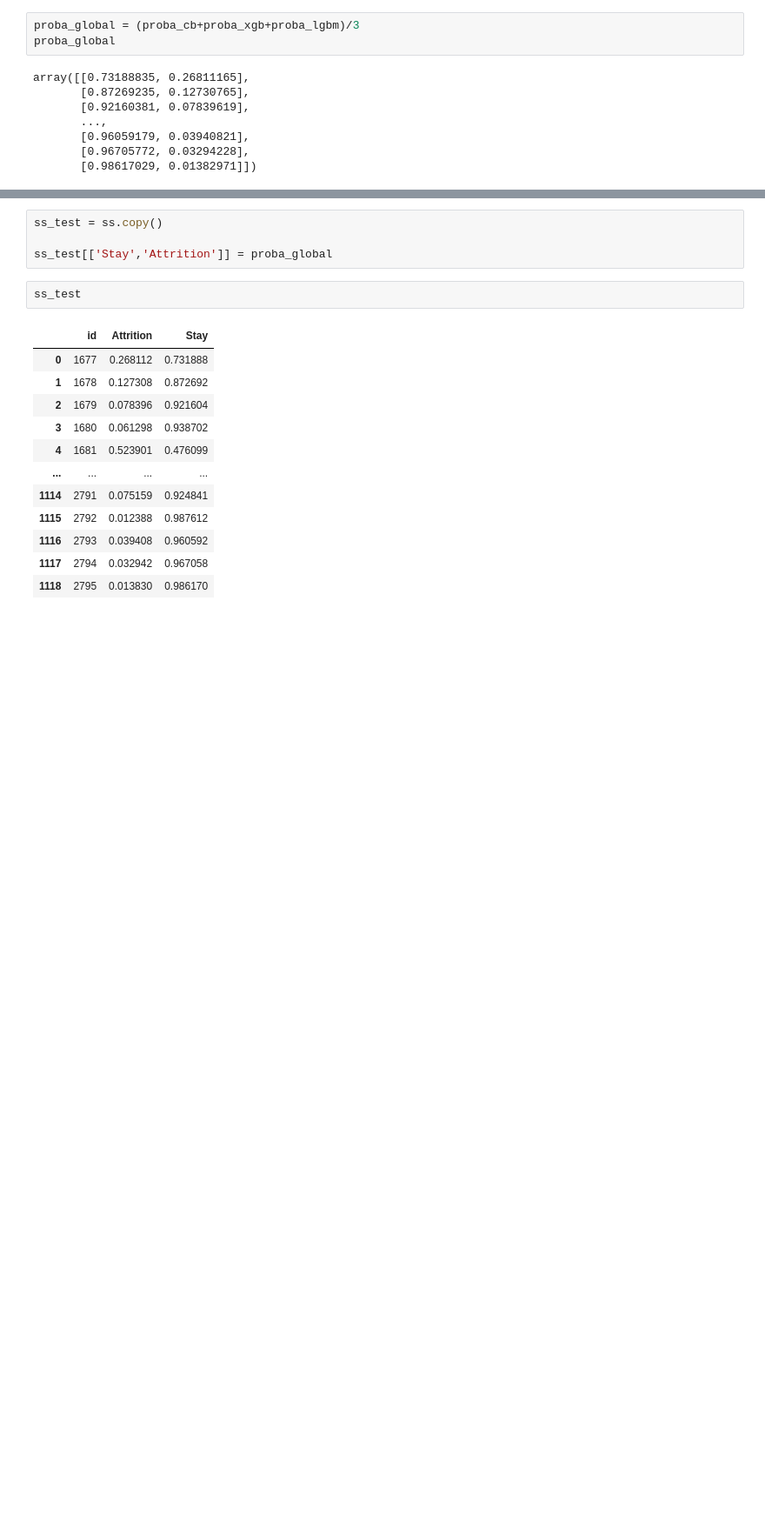
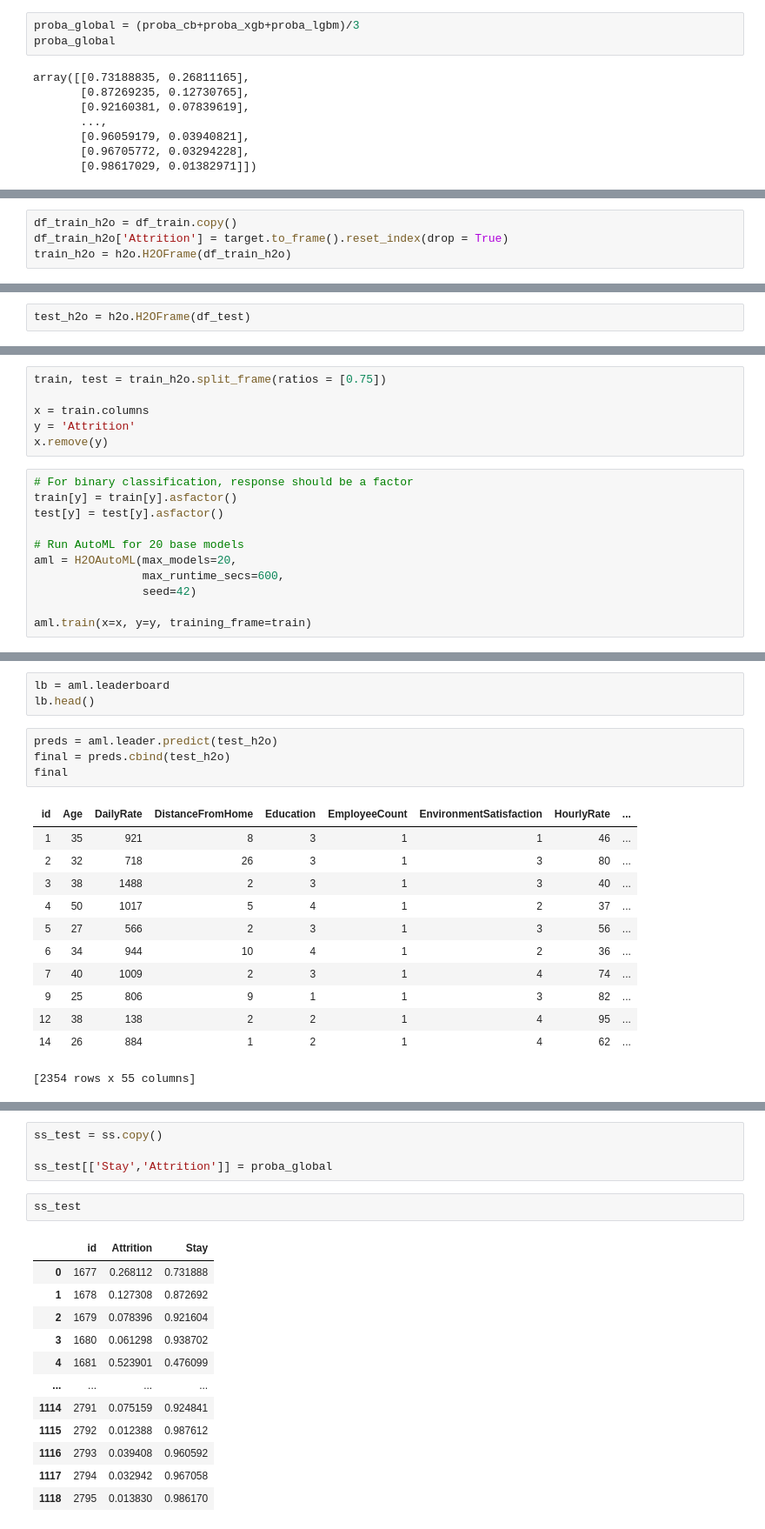
Before and after one commit to vdwow/data-science-competitions, a Jupyter notebook: KAGGLE - TPS S03E03/notebook_kaggle.ipynb, the cells around one changed output, grey strips where cells are left out. Shown at 87% size. Drawn from its saved outputs; the diff is of its cells as text; blank space fills up the shorter version.

Commit message:
Kaggle Notebook | TPS S03E03 : EDA, AutoML-fun & explainable AI  | Version 3

```diff
--- a/KAGGLE - TPS S03E03/notebook_kaggle.ipynb
+++ b/KAGGLE - TPS S03E03/notebook_kaggle.ipynb
@@ -185,0 +242,4 @@ array([[0.73188835, 0.26811165],
+# %%
+df_train_h2o = df_train.copy()
+df_train_h2o['Attrition'] = target.to_frame().reset_index(drop = True)
+train_h2o = h2o.H2OFrame(df_train_h2o)
@@ -185,0 +248,2 @@ array([[0.73188835, 0.26811165],
+# %%
+test_h2o = h2o.H2OFrame(df_test)
@@ -185,0 +254,17 @@ array([[0.73188835, 0.26811165],
+# %%
+train, test = train_h2o.split_frame(ratios = [0.75])
+
+x = train.columns
+y = 'Attrition'
+x.remove(y)
+# %%
+# For binary classification, response should be a factor
+train[y] = train[y].asfactor()
+test[y] = test[y].asfactor()
+
+# Run AutoML for 20 base models
+aml = H2OAutoML(max_models=20,
+                max_runtime_secs=600,
+                seed=42)
+
+aml.train(x=x, y=y, training_frame=train)
@@ -185,0 +290,20 @@ array([[0.73188835, 0.26811165],
+# %%
+lb = aml.leaderboard
+lb.head()
+# %%
+preds = aml.leader.predict(test_h2o)
+final = preds.cbind(test_h2o)
+final
+# %% [output]
+| id | Age | DailyRate | DistanceFromHome | Education | EmployeeCount | EnvironmentSatisfaction | HourlyRate | ... |
+| 1 | 35 | 921 | 8 | 3 | 1 | 1 | 46 | ... |
+| 2 | 32 | 718 | 26 | 3 | 1 | 3 | 80 | ... |
+| 3 | 38 | 1488 | 2 | 3 | 1 | 3 | 40 | ... |
+| 4 | 50 | 1017 | 5 | 4 | 1 | 2 | 37 | ... |
+| 5 | 27 | 566 | 2 | 3 | 1 | 3 | 56 | ... |
+| 6 | 34 | 944 | 10 | 4 | 1 | 2 | 36 | ... |
+| 7 | 40 | 1009 | 2 | 3 | 1 | 4 | 74 | ... |
+| 9 | 25 | 806 | 9 | 1 | 1 | 3 | 82 | ... |
+| 12 | 38 | 138 | 2 | 2 | 1 | 4 | 95 | ... |
+| 14 | 26 | 884 | 1 | 2 | 1 | 4 | 62 | ... |
+[2354 rows x 55 columns]
```
Also changed, not shown: parts of 20 cells of this notebook.
